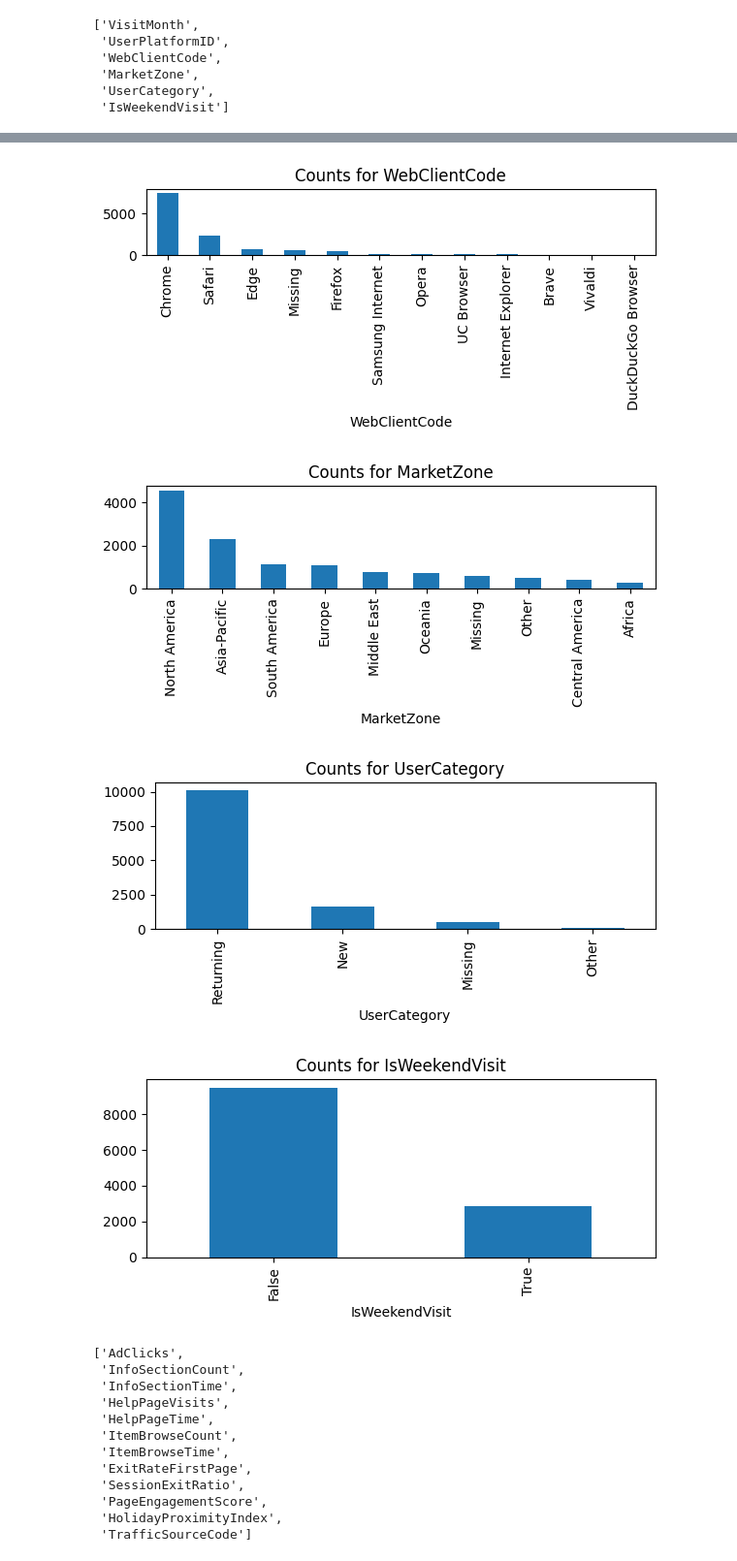
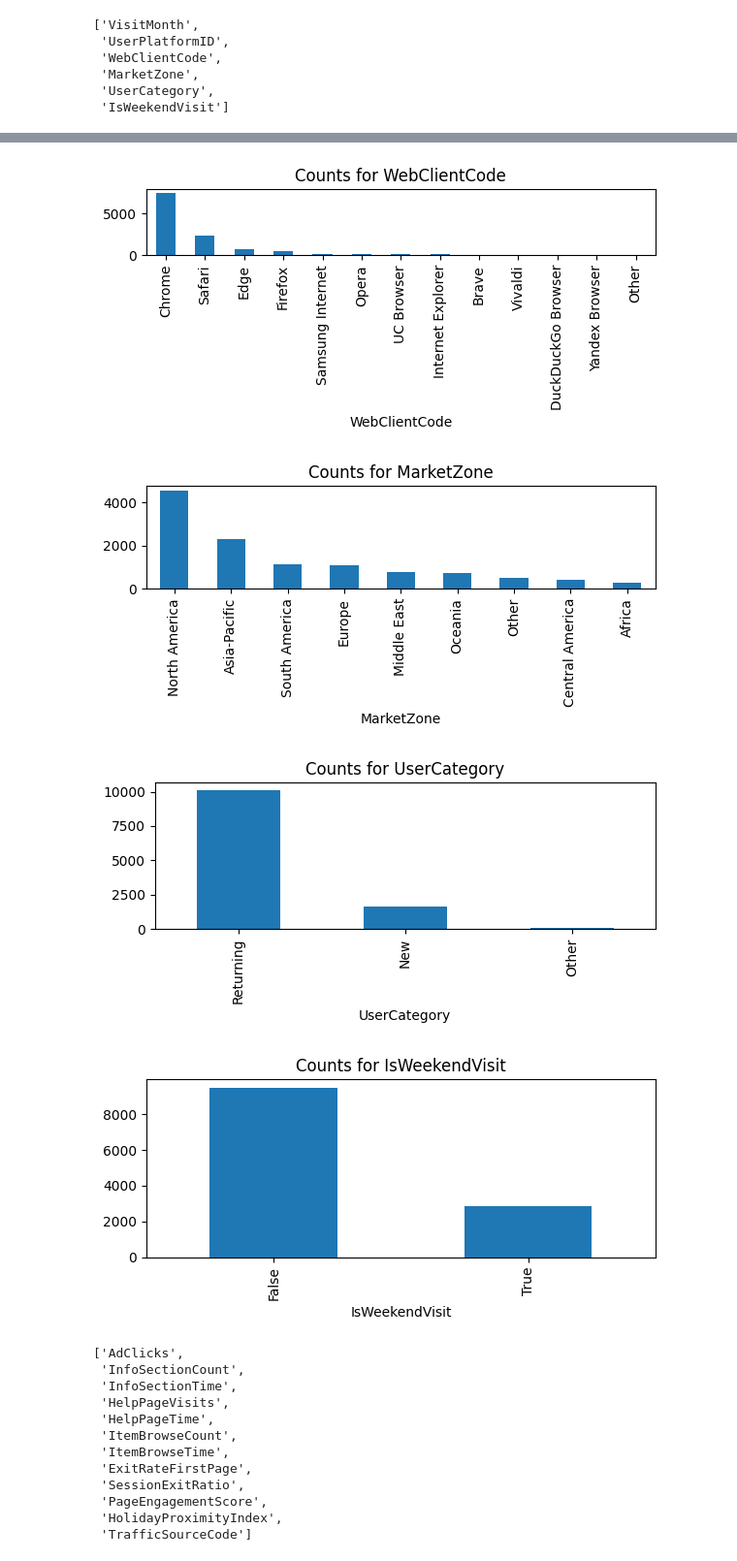
Before and after one commit to Sumedhaghildiyal/Classification_Regression_task, a Jupyter notebook: my_rwsi.ipynb, the cells around one changed output, grey strips where cells are left out. Shown: that part at 97% size. Saved outputs shown, nothing was run; the diff lists cells and outputs as text; code cells hidden in the pictures.

```diff
--- a/my_rwsi.ipynb
+++ b/my_rwsi.ipynb
@@ -89,8 +87,7 @@ Name: count, dtype: int64
 # %%
 #categorical columns (object, category, bool)
 cat_cols = (
-    df.select_dtypes(include=["object", "category", "bool"])
-    .columns.tolist()
+    df.select_dtypes(include=["object", "category", "bool"]) .columns.tolist()
 )
 # %%
 print(cat_cols)
@@ -111,7 +108,7 @@ cat_cols
 # %%
 for col in cat_cols:
     plt.figure(figsize=(6,3))
-    df[col].fillna("Missing").value_counts().nlargest(12).plot(kind="bar")
+    df[col].value_counts().plot(kind="bar")
     plt.title(f"Counts for {col}")
     plt.tight_layout()
     plt.show()
@@ -121,6 +118,6 @@ for col in cat_cols:
-[figure, old version]
+[figure, new version]
-[figure, old version]
+[figure, new version]
-[figure, old version]
+[figure, new version]
 [figure]
 # %%
 #numerical columns
```
Also changed, not shown: parts of 21 cells of this notebook, 2 other files.
